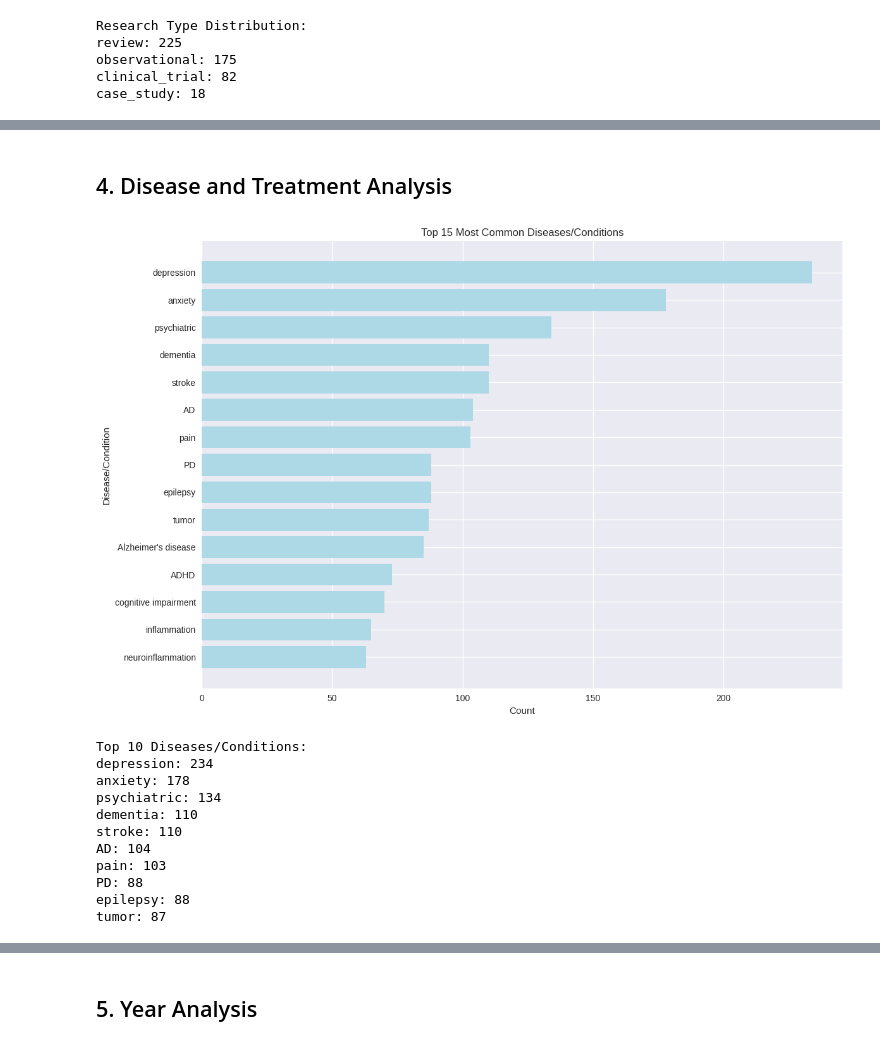
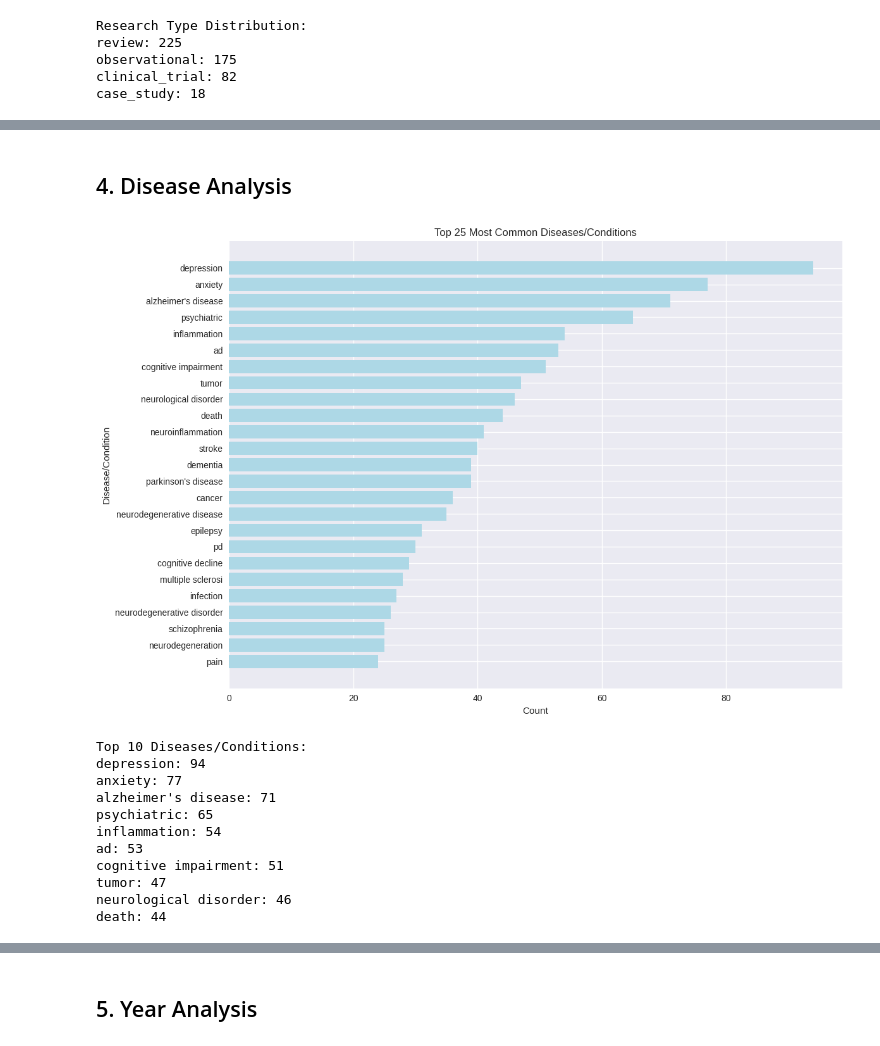
Before and after one commit to dghvici/Biomedical-Text-Classification, a Jupyter notebook: EDA_Notebook.ipynb, the cells around one changed output, grey strips where cells are left out. Saved outputs shown, nothing was run; the diff lists cells and outputs as text; code cells hidden in the pictures.

Commit message:
further EDA; not enough good data for modeling; need to re-writte the fetch function

```diff
--- a/EDA_Notebook.ipynb
+++ b/EDA_Notebook.ipynb
@@ -80,3 +132,26 @@ dtype: int64
+# %%
+def singularize_terms(cell):
+    if pd.isna(cell):
+        return np.nan
+    singularized = []
+    for term in re.split(r'[;,]', cell):
+        term = term.strip().lower()
+        # Only process if term is longer than 3 characters
+        if len(term) > 3:
+            # Remove 'es' or 's' at the end, but not if the word ends with 'ss'
+            if term.endswith('es') and not term.endswith('ses') and not term.endswith('ies'):
+                term = term[:-2]
+            elif term.endswith('s') and not term.endswith('ss'):
+                term = term[:-1]
+        singularized.append(term)
+    # Remove duplicates while preserving order
+    seen = set()
+    unique_terms = [x for x in singularized if not (x in seen or seen.add(x))]
+    return '; '.join(unique_terms) if unique_terms else np.nan
+
+# Apply to your DataFrame
+df['Diseases'] = df['Diseases'].apply(singularize_terms)
+df['Chemicals'] = df['Chemicals'].apply(singularize_terms)
 # %% [markdown]
 ## 2. Text Analysis
 # %%
@@ -174,40 +249,41 @@ phase_1: 2
 phase_3: 1
 phase_4: 1
 # %% [markdown]
-## 4. Disease and Treatment Analysis
+## 4. Disease Analysis
 # %%
 # Analyze diseases
 diseases = []
+
 for disease_list in df['Diseases'].dropna():
     diseases.extend(disease_list.split('; '))
 
 disease_counts = Counter(diseases)
 
 # Show top 15 diseases
-top_diseases = dict(disease_counts.most_common(15))
+top_diseases = dict(disease_counts.most_common(25))
 
 plt.figure(figsize=(12, 8))
 plt.barh(list(top_diseases.keys()), list(top_diseases.values()), color='lightblue')
-plt.title('Top 15 Most Common Diseases/Conditions')
+plt.title('Top 25 Most Common Diseases/Conditions')
 plt.xlabel('Count')
 plt.ylabel('Disease/Condition')
 plt.gca().invert_yaxis()
 plt.tight_layout()
 plt.show()
 
 print(f"\nTop 10 Diseases/Conditions:")
 for disease, count in disease_counts.most_common(10):
     print(f"{disease}: {count}")
 # %% [output]
-[figure, old version]
+[figure, new version]
 Top 10 Diseases/Conditions:
-depression: 234
-anxiety: 178
-psychiatric: 134
-dementia: 110
-stroke: 110
-AD: 104
-pain: 103
-PD: 88
-epilepsy: 88
-tumor: 87
+depression: 94
+anxiety: 77
+alzheimer's disease: 71
+psychiatric: 65
+inflammation: 54
+ad: 53
+cognitive impairment: 51
+tumor: 47
+neurological disorder: 46
+death: 44
```
Also changed, not shown: parts of 23 cells of this notebook.
